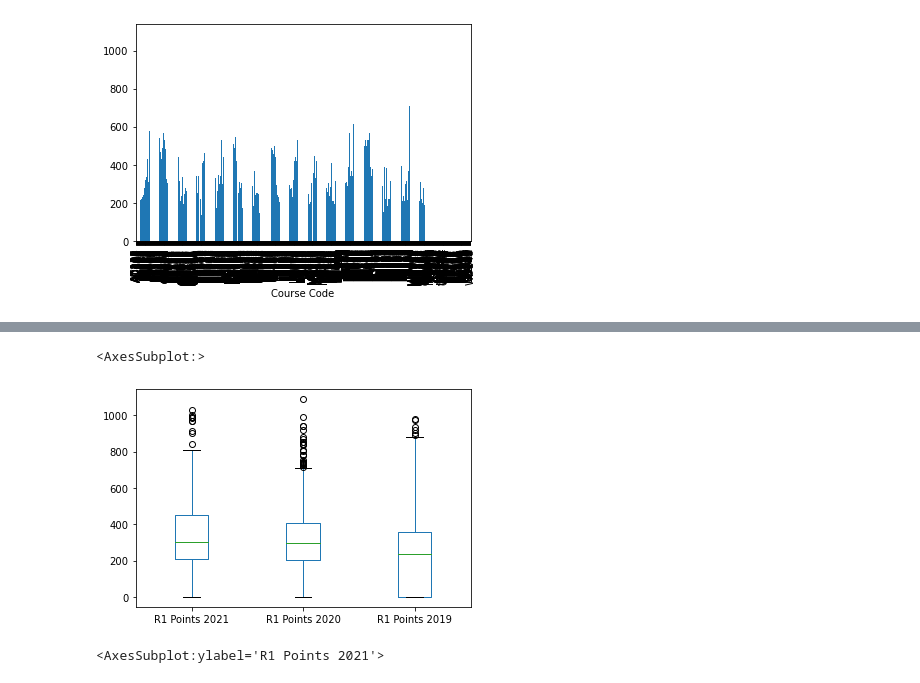
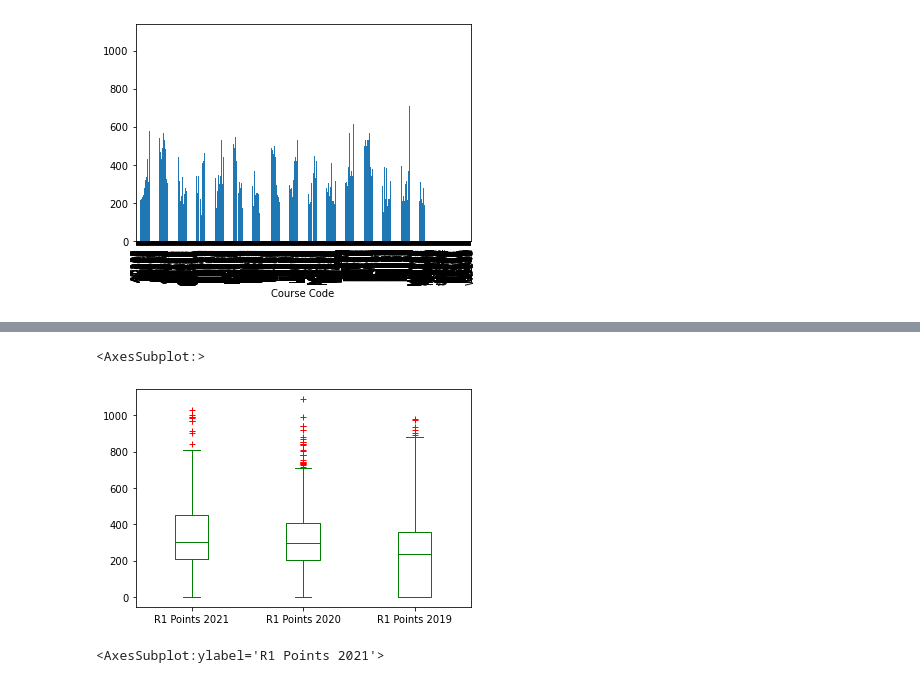
Before and after one commit to Cossie01/Fundamentals-of-Data-Analysis-Assessment, a Jupyter notebook: cao.ipynb, the cells around one changed output, grey strips where cells are left out. Cells and saved outputs as stored; diff of their text form; code cells hidden in the pictures.

```diff
--- a/cao.ipynb
+++ b/cao.ipynb
@@ -1029,8 +1034,8 @@ allcourses.plot.bar(stacked=True);
 # %%
-allcourses.plot.box()
+allcourses.plot.box(color='green', sym="r+")
 # %% [output]
 <AxesSubplot:>
-[figure, old version]
+[figure, new version]
 # %%
 allcourses['R1 Points 2021'].plot.pie()
 # %% [output]
```
Also changed, not shown: parts of 16 cells of this notebook, 13 other files.
